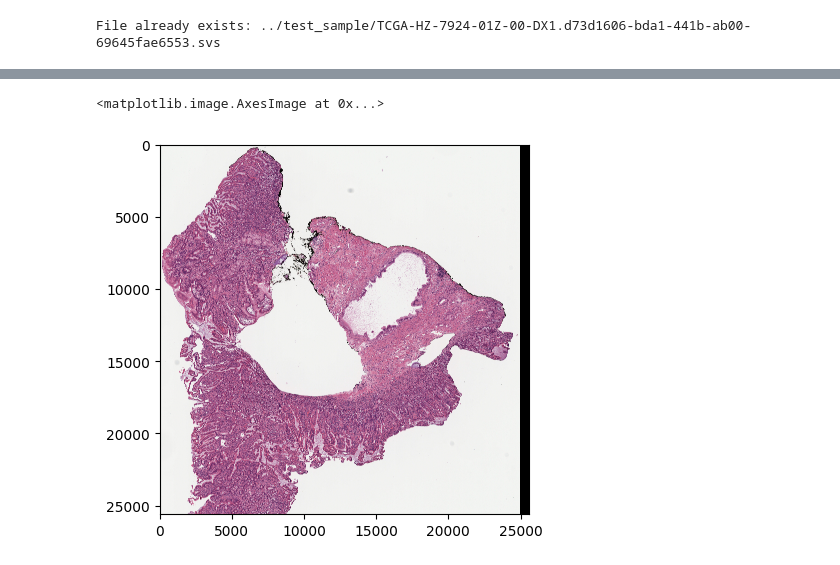
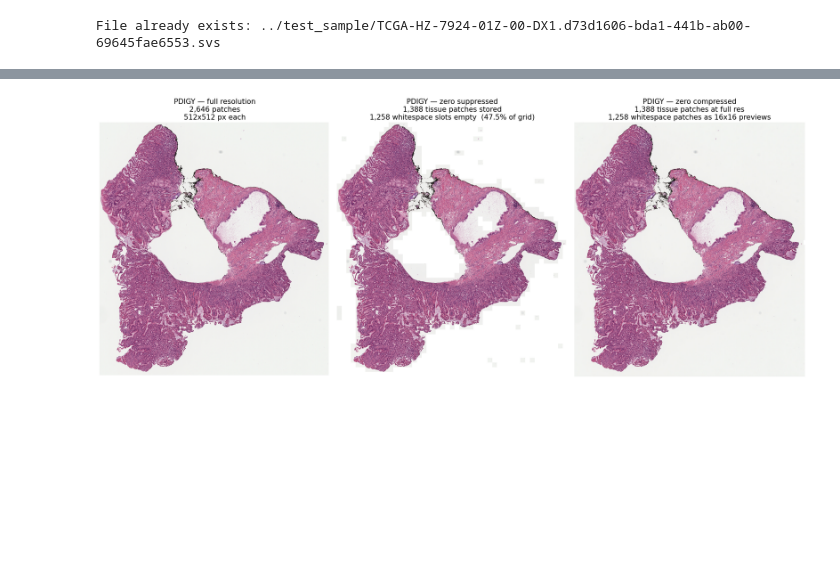
Before and after one commit to pdigy/pdigy, a Jupyter notebook: PDigyTest.ipynb, the cells around one changed output, grey strips where cells are left out. Cells and saved outputs as stored; diff of their text form; code cells hidden in the pictures; blank space fills up the shorter version.

```diff
--- a/PDigyTest.ipynb
+++ b/PDigyTest.ipynb
@@ -77,5 +224,39 @@ Decoded and saved 675 patches to output_pdigy
 # %%
-plt.imshow(decoder.full_image)
+_n_full   = int(comparison_df.loc[comparison_df["variant"] == "with_whitespace",   "full_resolution_patches"].iloc[0])
+_n_tissue = int(comparison_df.loc[comparison_df["variant"] == "without_whitespace", "full_resolution_patches"].iloc[0])
+_n_prev   = int(comparison_df.loc[comparison_df["variant"] == "without_whitespace", "preview_patches"].iloc[0])
+_n_total  = _n_tissue + _n_prev
+
+fig, axes = plt.subplots(1, 3, figsize=(21, 8))
+
+axes[0].imshow(decoders["with_whitespace"].full_image)
+axes[0].set_title(
+    f"PDIGY — full resolution\n"
+    f"{_n_full:,} patches\n"
+    f"512x512 px each",
+    fontsize=15,
+)
+axes[0].axis("off")
+
+axes[1].imshow(reconstruct_tissue_only(decoders["without_whitespace"]))
+axes[1].set_title(
+    f"PDIGY — zero suppressed\n"
+    f"{_n_tissue:,} tissue patches stored\n"
+    f"{_n_prev:,} whitespace slots empty  ({_n_prev / _n_total * 100:.1f}% of grid)",
+    fontsize=15,
+)
+axes[1].axis("off")
+
+axes[2].imshow(decoders["without_whitespace"].full_image)
+axes[2].set_title(
+    f"PDIGY — zero compressed\n"
+    f"{_n_tissue:,} tissue patches at full res\n"
+    f"{_n_prev:,} whitespace patches as 16x16 previews",
+    fontsize=15,
+)
+axes[2].axis("off")
+
+plt.tight_layout()
+plt.show()
 # %% [output]
-<matplotlib.image.AxesImage at 0x...>
-[figure, old version]
+[figure, new version]
```
Also changed, not shown: parts of 9 cells of this notebook, 5 other files.
